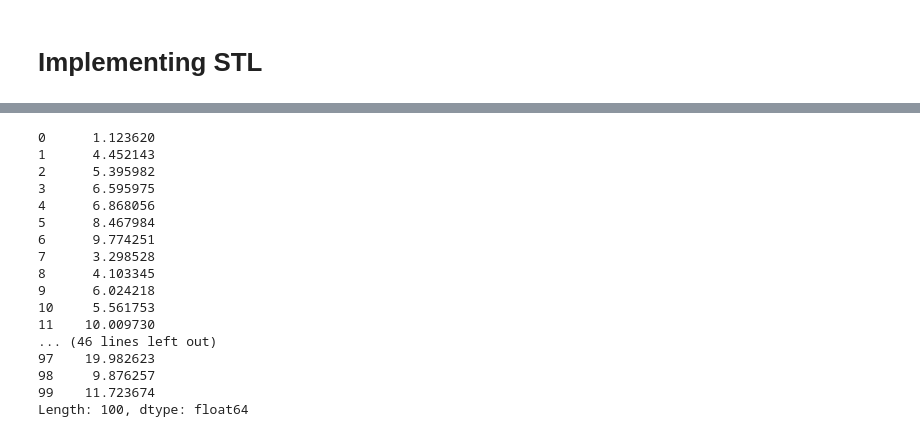
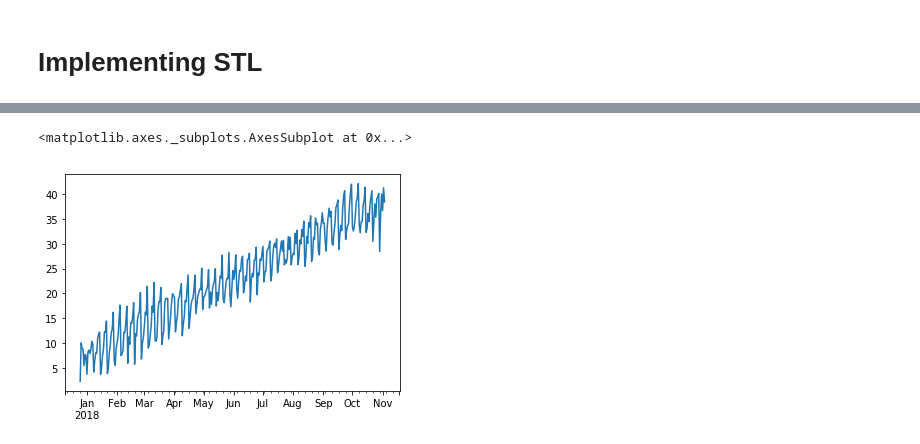
Before and after one commit to sral85/STL, a Jupyter notebook: STL.ipynb, the cells around one changed output, grey strips where cells are left out. Drawn from its saved outputs; the diff is of its cells as text; code cells hidden in the pictures.

```diff
--- a/STL.ipynb
+++ b/STL.ipynb
@@ -98,8 +89,0 @@ detrended_stl = y - trend_stl
-# %%
-series = pd.Series()
-for cycle in range(n_p):
-    idx_sub = np.arange(start = cycle, stop = len(idx), step = n_p)
-    points = np.arange(start = cycle - n_p, stop = len(idx) + n_p, step = n_p)
-    cycle_subseries = detrended_stl[idx_sub]
-    values = [loess(u, np.array(cycle_subseries.index), np.array(cycle_subseries.values), q = n_s, d = 1) for u in points]
-    series = series.append(pd.Series(data = values, index = points)).sort_index()
@@ -114,20 +90,33 @@ AttributeError: 'Int64Index' object has no attribute 'inferred_freq'
-# %%
-y
-# %% [output]
-0      1.123620
-1      4.452143
-2      5.395982
-3      6.595975
-4      6.868056
-5      8.467984
-6      9.774251
-7      3.298528
-8      4.103345
-9      6.024218
-10     5.561753
-11    10.009730
-... (46 lines left out)
-97    19.982623
-98     9.876257
-99    11.723674
-Length: 100, dtype: float64
+# %%
+# Sub-Cycle Smoothing
+def subcycle_smoothing(series, n_p = 7, n_s = 5, n_i = 1, n_o = 10):
+
+    start = min(series.index) - n_p
+    end = max(series.index) + n_p
+    idx = pd.DatetimeIndex(freq = series.index.inferred_freq, start = start, end = end)
+    series_expanded = series.copy().reindex(idx)
+
+
+    for cycle in range(n_p):
+        #slice_idx = slice(cycle, len(series_expanded), n_p)
+        #points = np.arange(start = - n_p, stop = len(idx) + n_p, step = n_p)
+        cycle_subseries = series_expanded.copy().iloc[cycle:len(series_expanded):n_p]
+        new_cycle_subseries = loess_series(cycle_subseries.index, cycle_subseries, q = n_s, d = 1)
+        series_expanded.update(new_cycle_subseries)
+
+    return(series_expanded)
+
+def lowpass_filtering(series, n_p, n_l):
+    filtered_series = series.rolling(n_p, center = True).mean().dropna()
+    filtered_series = filtered_series.rolling(n_p, center = True).mean().dropna()
+    filtered_series = filtered_series.rolling(3, center = True).mean().dropna()
+
+    filtered_series = loess_series(filtered_series.index, filtered_series, q = n_l, d = 1)
+
+    return(filtered_series)
+# %%
+cycle = subcycle_smoothing(y)
+cycle.plot()
+# %% [output]
+<matplotlib.axes._subplots.AxesSubplot at 0x...>
+[figure, added]
```
Also changed, not shown: parts of 18 cells of this notebook.
